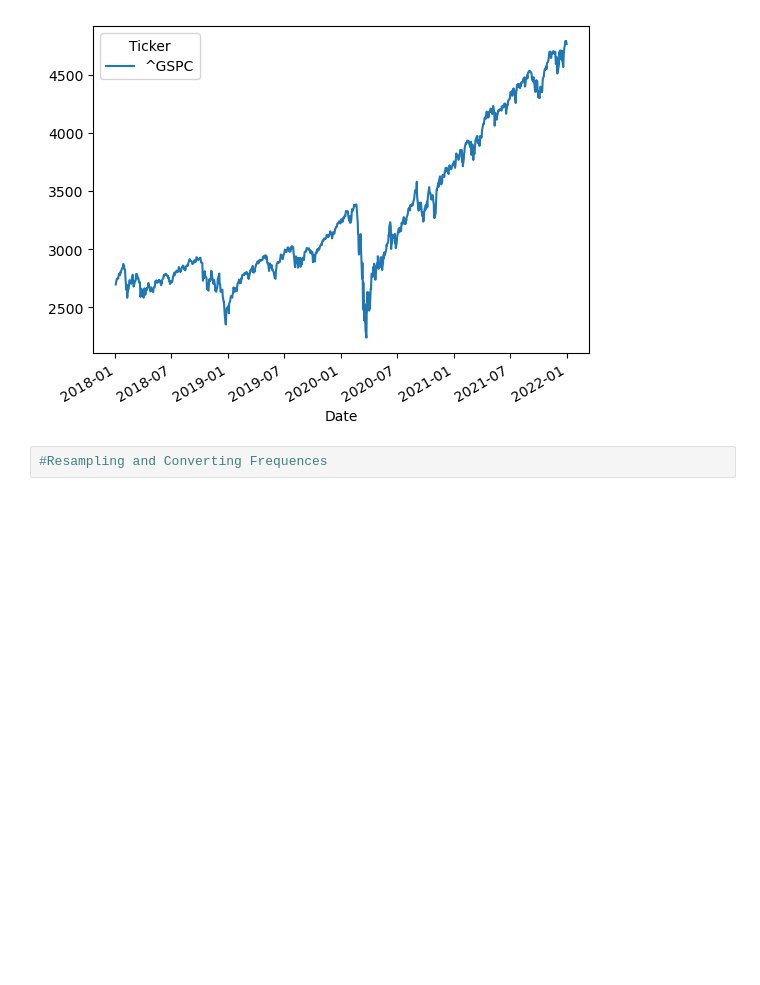
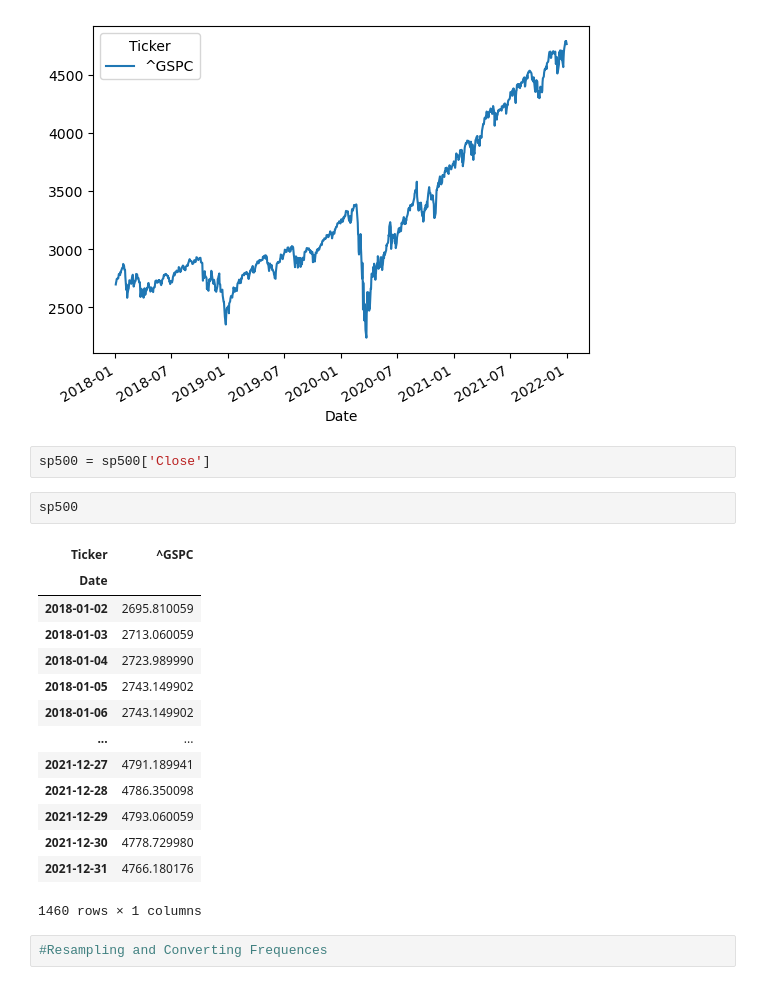
Before and after one commit to Venux09/Data_science_handbook_study, a Jupyter notebook: pandas-data_science_handbook/pandas_13.ipynb, the cells around one changed output. Cells and saved outputs as stored; diff of their text form; blank space fills up the shorter version.

```diff
--- a/pandas-data_science_handbook/pandas_13.ipynb
+++ b/pandas-data_science_handbook/pandas_13.ipynb
@@ -271,6 +269,25 @@ import matplotlib.pyplot as plt
 sp500.plot();
 # %% [output]
 [figure]
+# %%
+sp500 = sp500['Close']
+# %%
+sp500
+# %% [output]
+| Ticker | ^GSPC |
+| Date |  |
+| 2018-01-02 | 2695.810059 |
+| 2018-01-03 | 2713.060059 |
+| 2018-01-04 | 2723.989990 |
+| 2018-01-05 | 2743.149902 |
+| 2018-01-06 | 2743.149902 |
+| ... | ... |
+| 2021-12-27 | 4791.189941 |
+| 2021-12-28 | 4786.350098 |
+| 2021-12-29 | 4793.060059 |
+| 2021-12-30 | 4778.729980 |
+| 2021-12-31 | 4766.180176 |
+1460 rows × 1 columns
 # %%
 #Resampling and Converting Frequences
 # %%
```
Also changed, not shown: parts of 5 cells of this notebook, 1 other file.
